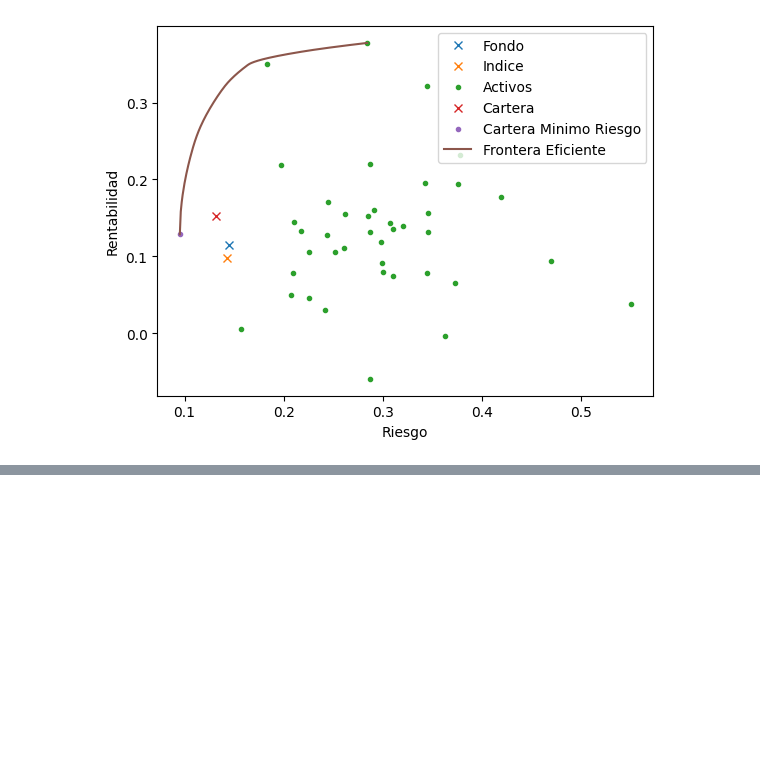
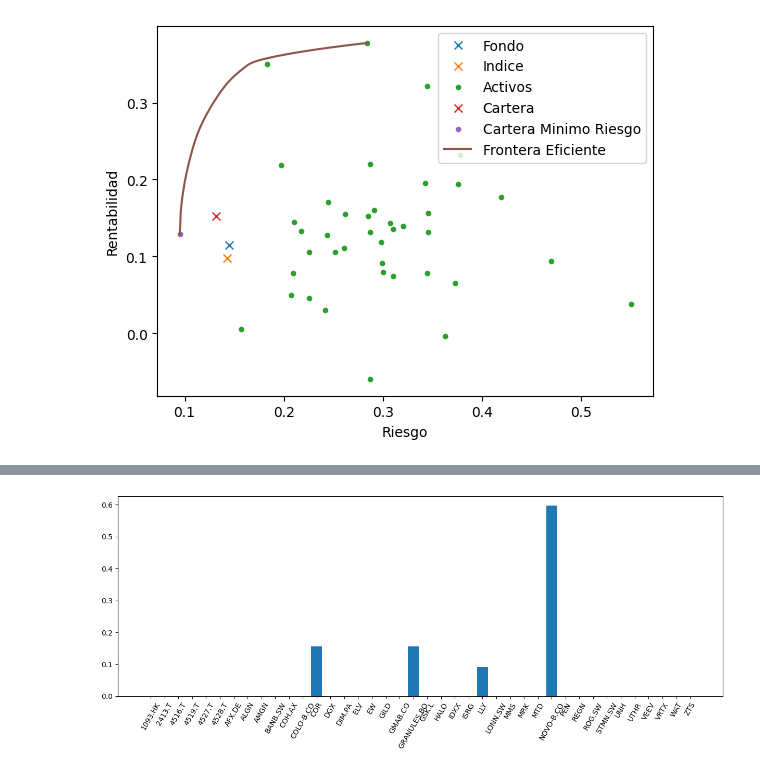
Before and after one commit to diegoo7am/microcredencial-carteras-python-2023_fork, a Jupyter notebook: Practicas/Practica2/Practica2.ipynb, the cells around one changed output, grey strips where cells are left out. Drawn from its saved outputs; the diff is of its cells as text; code cells hidden in the pictures; blank space fills up the shorter version.

```diff
--- a/Practicas/Practica2/Practica2.ipynb
+++ b/Practicas/Practica2/Practica2.ipynb
@@ -606,0 +794,7 @@ plt.legend()
+# %%
+plt.figure(figsize=(15, 5))
+plt.bar(retornos_activos.columns, pesos_max_rent)
+plt.xticks(retornos_activos.columns, rotation=60)
+plt.show()
+# %% [output]
+[figure, added]
```
Also changed, not shown: parts of 32 cells of this notebook, 11 other files.
